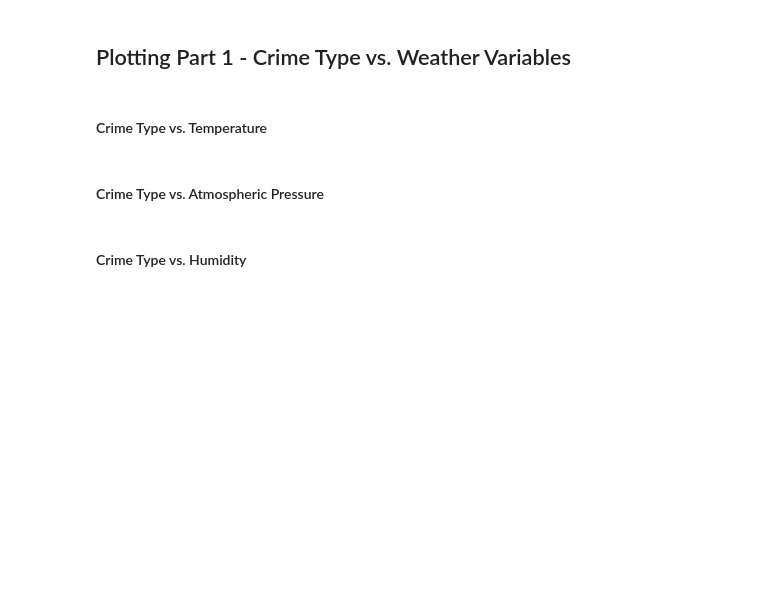
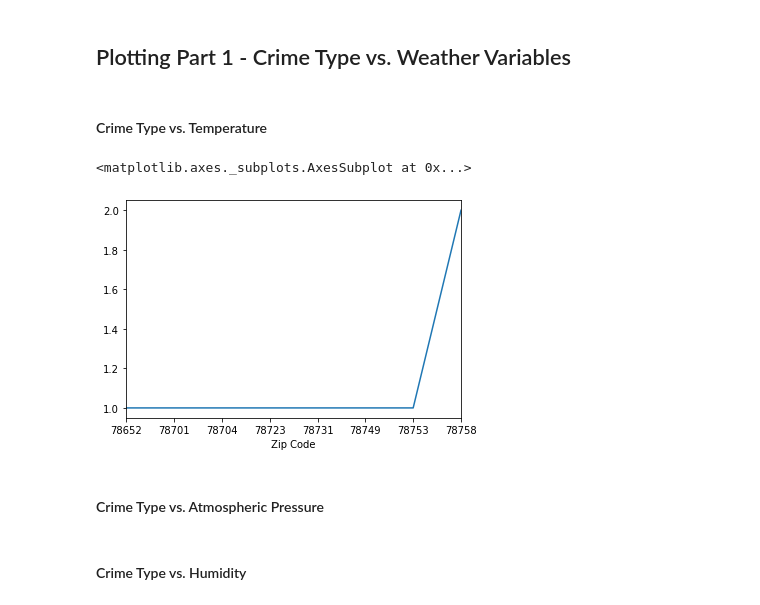
Before and after one commit to eanord4/First-Project, a Jupyter notebook: first-project.ipynb, the cells around one changed output. Drawn from its saved outputs; the diff is of its cells as text; code cells hidden in the pictures; blank space fills up the shorter version.

Commit message:
Merging dataframes and setting up for analytics

```diff
--- a/first-project.ipynb
+++ b/first-project.ipynb
@@ -14,2 +11,7 @@ import time
 # %% [markdown]
 ## Perform API Call - Austin Crime Data (data.austintexas.gov)
+# %%
+obj_crime = Crime()
+json_crime = obj_crime.get_json_crime("2020-01-01T01:00:00", "2020-01-01T02:00:00")
+df_crime = obj_crime.get_df_crime(json_crime)
+df_crime
@@ -16,2 +29,19 @@ import time
 # %% [markdown]
 ## Perform API Call - Weather Data (Dark Sky)
+# %%
+# Create a weather object
+obj_weather = Weather()
+
+# Remove duplicated dates
+epochs = df_crime["Epoch"].drop_duplicates()
+
+# Initialize a json object
+json_weather = []
+
+# Loop through the epoch column in the crimes dataframe and get the weather
+for epoch in epochs:
+    json_weather += obj_weather.get_json_weather(epoch)
+
+df_weather = obj_weather.get_df_weather(json_weather)
+
+df_weather
@@ -18,4 +66,15 @@ import time
 # %% [markdown]
 ## Merge Data Sources (Crime and Weather Data)
+# %%
+df_result = pd.merge(df_weather, df_crime, left_on="Date", right_on="Epoch", how="right")
 # %% [markdown]
 ## Clean Data
+# %%
+# Sorting by incident number
+df_result.sort_values("Incident Number", inplace = True)
+
+# Dropping ALL duplicate values
+df_result.drop_duplicates(subset ="Incident Number",
+                     keep = "first", inplace = True)
+
+df_result
@@ -23,6 +99,13 @@ import time
 ## Plotting Part 1 - Crime Type vs. Weather Variables
 # %% [markdown]
 #### Crime Type vs. Temperature
+# %%
+# Just an example
+df_plot1 = df_result.groupby(["Zip Code"])["Incident Number"].count()
+df_plot1.plot()
+# %% [output]
+<matplotlib.axes._subplots.AxesSubplot at 0x...>
+[figure, added]
 # %% [markdown]
 #### Crime Type vs. Atmospheric Pressure
 # %% [markdown]
```
Also changed, not shown: parts of 6 cells of this notebook, 2 other files.
